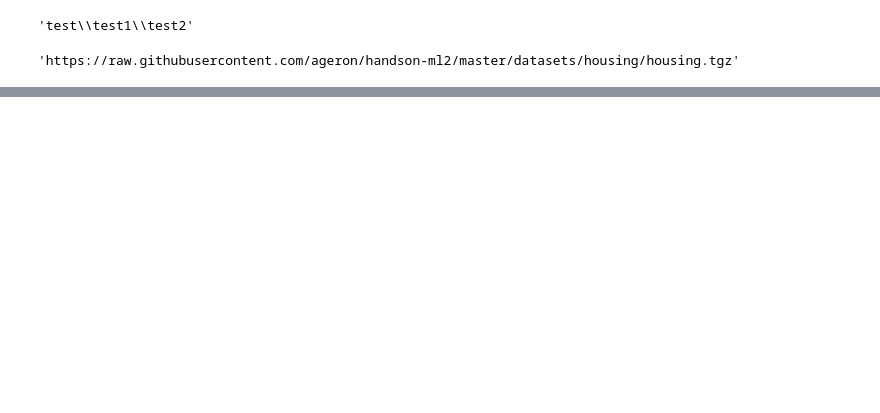
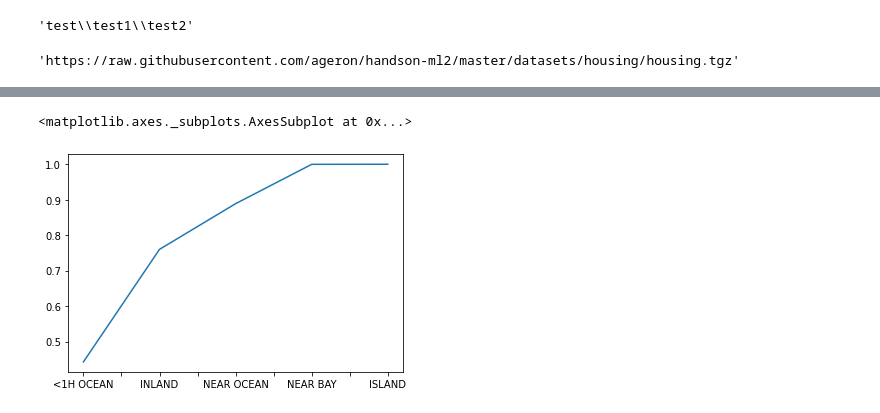
Before and after one commit to wouwou4444/california-prices, a Jupyter notebook: california_prices.ipynb, the cells around one changed output, grey strips where cells are left out. Drawn from its saved outputs; the diff is of its cells as text; code cells hidden in the pictures; blank space fills up the shorter version.

```diff
--- a/california_prices.ipynb
+++ b/california_prices.ipynb
@@ -28,0 +139,5 @@ fetch_housing_data()
+# %%
+housing.ocean_proximity.value_counts(normalize=True).cumsum().plot()
+# %% [output]
+<matplotlib.axes._subplots.AxesSubplot at 0x...>
+[figure, added]
```
Also changed, not shown: parts of 116 cells of this notebook.
